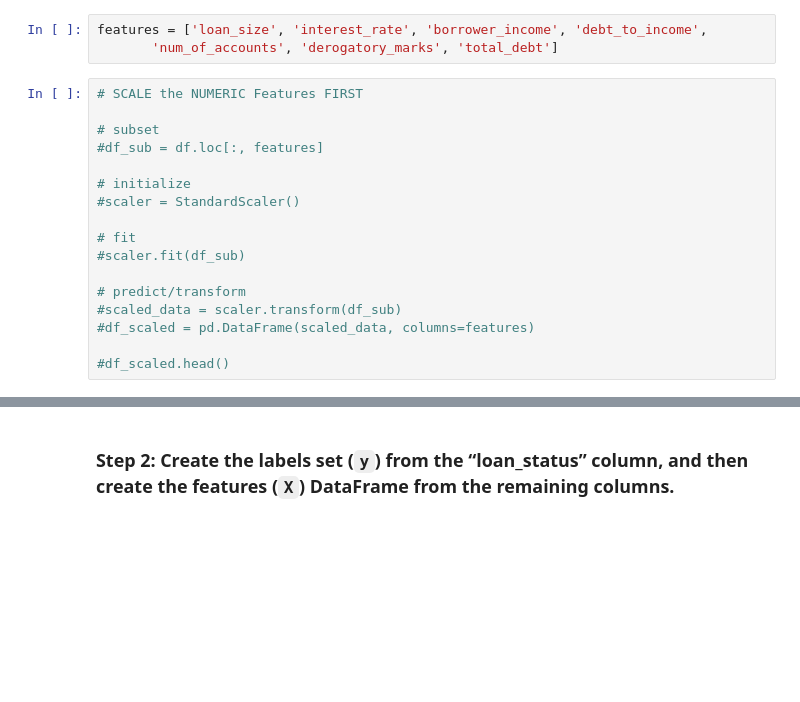
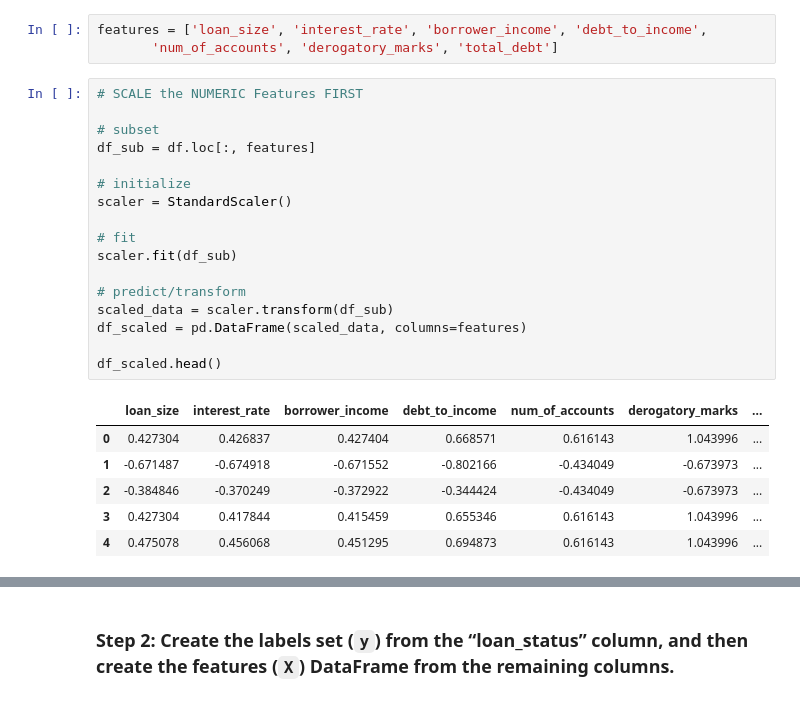
Before and after one commit to DanteCubit/ds_module_20_Credit_Risk_Classification, a Jupyter notebook: Credit_Risk/credit_risk_classification.ipynb, the cells around one changed output, grey strips where cells are left out. Saved outputs shown, nothing was run; the diff lists cells and outputs as text; blank space fills up the shorter version.

```diff
--- a/Credit_Risk/credit_risk_classification.ipynb
+++ b/Credit_Risk/credit_risk_classification.ipynb
@@ -121,19 +121,26 @@ features = ['loan_size', 'interest_rate', 'borrower_income', 'debt_to_income',
 # %%
 # SCALE the NUMERIC Features FIRST
 
 # subset
-#df_sub = df.loc[:, features]
+df_sub = df.loc[:, features]
 
 # initialize
-#scaler = StandardScaler()
+scaler = StandardScaler()
 
 # fit
-#scaler.fit(df_sub)
+scaler.fit(df_sub)
 
 # predict/transform
-#scaled_data = scaler.transform(df_sub)
-#df_scaled = pd.DataFrame(scaled_data, columns=features)
+scaled_data = scaler.transform(df_sub)
+df_scaled = pd.DataFrame(scaled_data, columns=features)
 
-#df_scaled.head()
+df_scaled.head()
+# %% [output]
+|  | loan_size | interest_rate | borrower_income | debt_to_income | num_of_accounts | derogatory_marks | ... |
+| 0 | 0.427304 | 0.426837 | 0.427404 | 0.668571 | 0.616143 | 1.043996 | ... |
+| 1 | -0.671487 | -0.674918 | -0.671552 | -0.802166 | -0.434049 | -0.673973 | ... |
+| 2 | -0.384846 | -0.370249 | -0.372922 | -0.344424 | -0.434049 | -0.673973 | ... |
+| 3 | 0.427304 | 0.417844 | 0.415459 | 0.655346 | 0.616143 | 1.043996 | ... |
+| 4 | 0.475078 | 0.456068 | 0.451295 | 0.694873 | 0.616143 | 1.043996 | ... |
 # %%
 df_scaled.describe()
```
Also changed, not shown: parts of 13 cells of this notebook.
